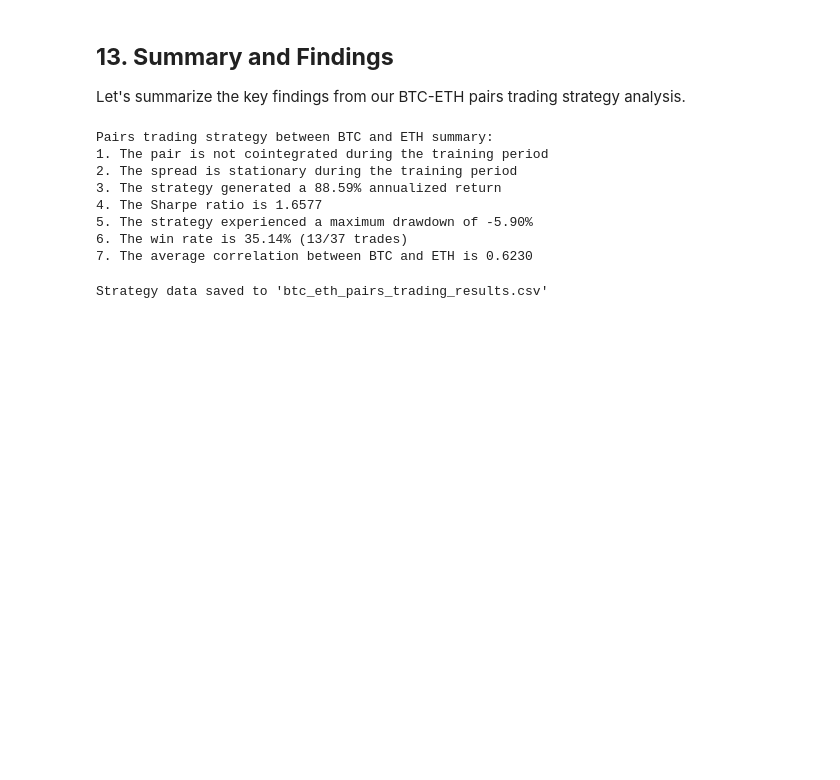
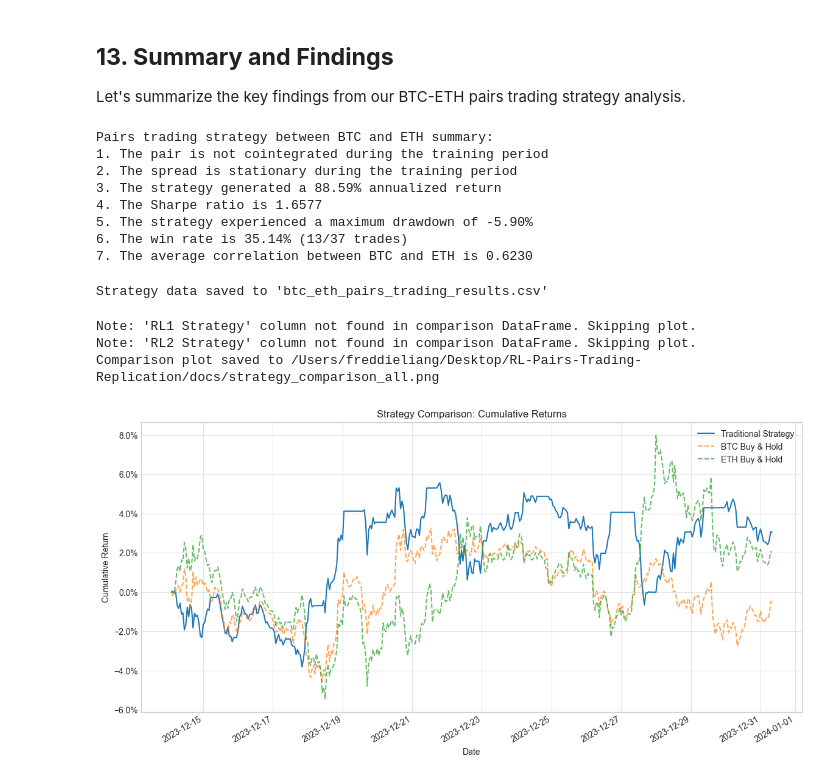
Before and after one commit to FHLiang221/RL-Pairs-Trading-Replication, a Jupyter notebook: notebooks/BackTest.ipynb, the cells around one changed output. Cells and saved outputs as stored; diff of their text form; code cells hidden in the pictures; blank space fills up the shorter version.

```diff
--- a/notebooks/BackTest.ipynb
+++ b/notebooks/BackTest.ipynb
@@ -593,0 +614,74 @@ Strategy data saved to 'btc_eth_pairs_trading_results.csv'
+# %%
+import pickle
+with open("docs/equity_rl.pkl", "rb") as f:
+    equity_rl = pickle.load(f)
+# %%
+# In cell b5b1aaa1
+
+import matplotlib.pyplot as plt
+import pandas as pd # Ensure pandas is imported
+import pathlib # Import pathlib to define ROOT
+from matplotlib.ticker import PercentFormatter # Ensure formatter is imported
+
+# Define the project ROOT directory (adjust if your notebook structure differs)
+# This assumes BackTest.ipynb is in the 'notebooks' subfolder
+if 'ROOT' not in locals():
+    ROOT = pathlib.Path.cwd().parent
+    print(f"Defined ROOT as: {ROOT}")
+
+
+# Ensure the 'comparison' DataFrame exists and has the necessary columns
+# This should be created and populated in the preceding cell
+if 'comparison' not in locals():
+    raise NameError("The 'comparison' DataFrame is not defined. Please run the preceding cell that loads and prepares RL data.")
+
+# --- Plotting from the 'comparison' DataFrame ---
+plt.figure(figsize=(14, 7)) # Adjusted figure size
+
+# Plot Traditional Strategy (subtract 1 to show return starting from 0)
+if 'Pairs Strategy' in comparison.columns:
+    plt.plot(comparison.index, comparison['Pairs Strategy'] - 1, label='Traditional Strategy', linewidth=1.5)
+else:
+    print("Warning: 'Pairs Strategy' column not found in comparison DataFrame.")
+
+# Plot Buy & Hold Benchmarks (subtract 1 to show return starting from 0)
+if 'BTC Buy & Hold' in comparison.columns:
+    plt.plot(comparison.index, comparison['BTC Buy & Hold'] - 1, label='BTC Buy & Hold', linestyle='--', alpha=0.7)
+if 'ETH Buy & Hold' in comparison.columns:
+    plt.plot(comparison.index, comparison['ETH Buy & Hold'] - 1, label='ETH Buy & Hold', linestyle='--', alpha=0.7)
+
+# Plot RL Strategies (already calculated as cumulative return starting from 0 in the previous cell)
+if 'RL1 Strategy' in comparison.columns:
+    plt.plot(comparison.index, comparison['RL1 Strategy'], label='RL1 Strategy', linewidth=1.5)
+else:
+    print("Note: 'RL1 Strategy' column not found in comparison DataFrame. Skipping plot.")
+
+if 'RL2 Strategy' in comparison.columns:
+    plt.plot(comparison.index, comparison['RL2 Strategy'], label='RL2 Strategy', linewidth=1.5)
+else:
+    print("Note: 'RL2 Strategy' column not found in comparison DataFrame. Skipping plot.")
+
+
+plt.title('Strategy Comparison: Cumulative Returns')
+plt.xlabel('Date') # Use Date on X-axis
+plt.ylabel('Cumulative Return') # Y-axis represents return
+plt.legend()
+plt.grid(True, alpha=0.5)
+
+# Format Y-axis as percentage
+plt.gca().yaxis.set_major_formatter(PercentFormatter(xmax=1.0))
+plt.gcf().autofmt_xdate() # Format dates nicely
+
+# Define the save path using the ROOT variable
+save_path = ROOT / 'docs/strategy_comparison_all.png'
+# Ensure the docs directory exists
+save_path.parent.mkdir(parents=True, exist_ok=True)
+
+plt.savefig(save_path, dpi=300, bbox_inches='tight')
+print(f"Comparison plot saved to {save_path}")
+plt.show()
+# %% [output]
+Note: 'RL1 Strategy' column not found in comparison DataFrame. Skipping plot.
+Note: 'RL2 Strategy' column not found in comparison DataFrame. Skipping plot.
+Comparison plot saved to /Users/freddieliang/Desktop/RL-Pairs-Trading-Replication/docs/strategy_comparison_all.png
+[figure, added]
```
Also changed, not shown: parts of 2 cells of this notebook, 4 other files.
